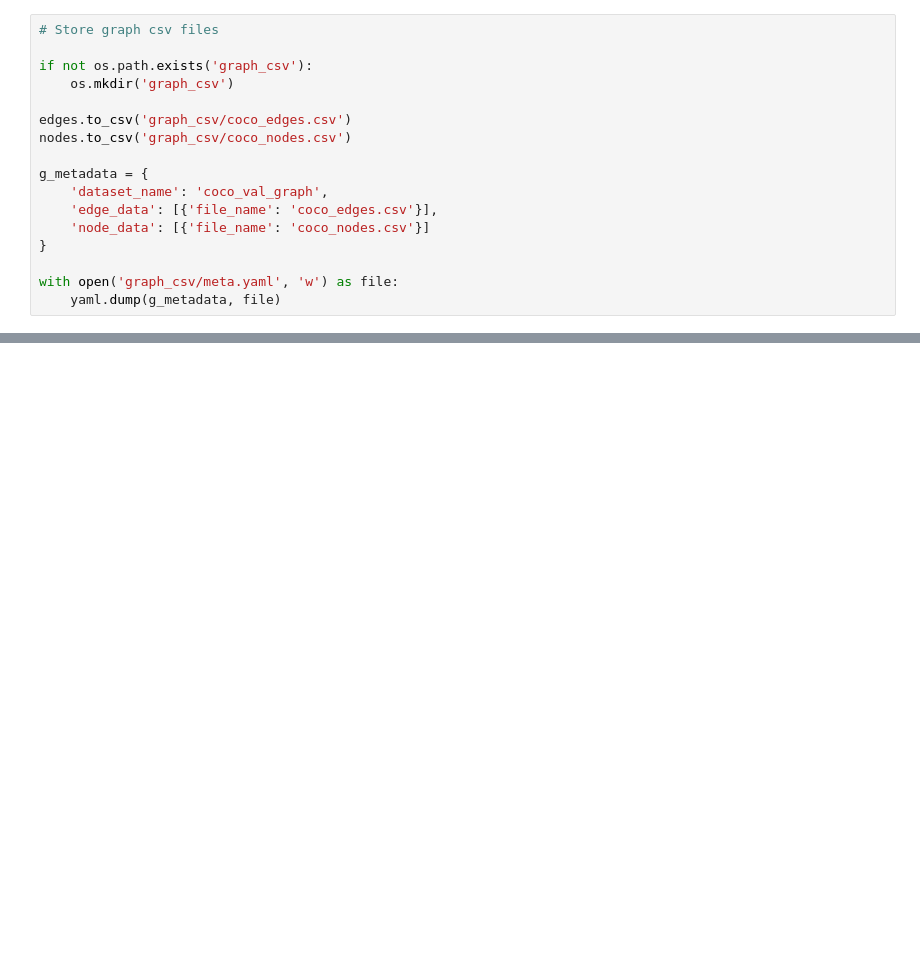
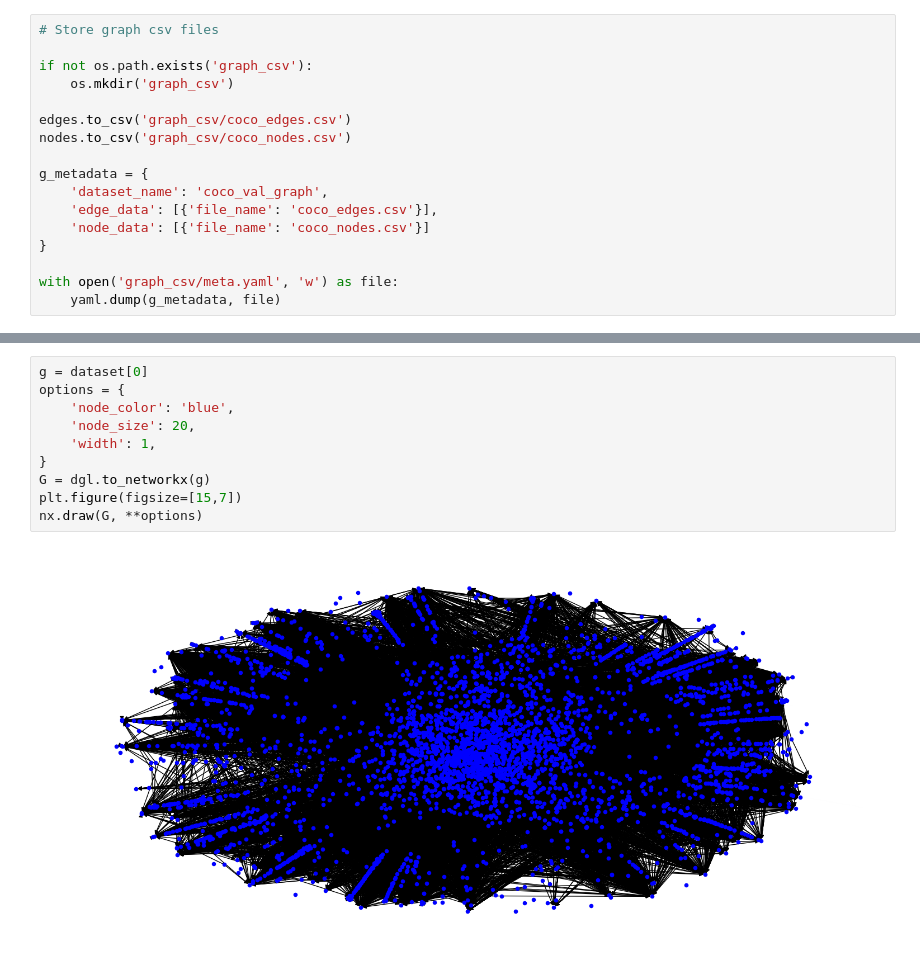
Before and after one commit to tanyanaheta/capstone-mmkg, a Jupyter notebook: clip_embed_debug.ipynb, the cells around one changed output, grey strips where cells are left out. Drawn from its saved outputs; the diff is of its cells as text; blank space fills up the shorter version.

Commit message:
finished making graph

```diff
--- a/clip_embed_debug.ipynb
+++ b/clip_embed_debug.ipynb
@@ -239,0 +243,12 @@ KeyError: 82
+# %%
+g = dataset[0]
+options = {
+    'node_color': 'blue',
+    'node_size': 20,
+    'width': 1,
+}
+G = dgl.to_networkx(g)
+plt.figure(figsize=[15,7])
+nx.draw(G, **options)
+# %% [output]
+[figure, added]
```
Also changed, not shown: parts of 5 cells of this notebook.
